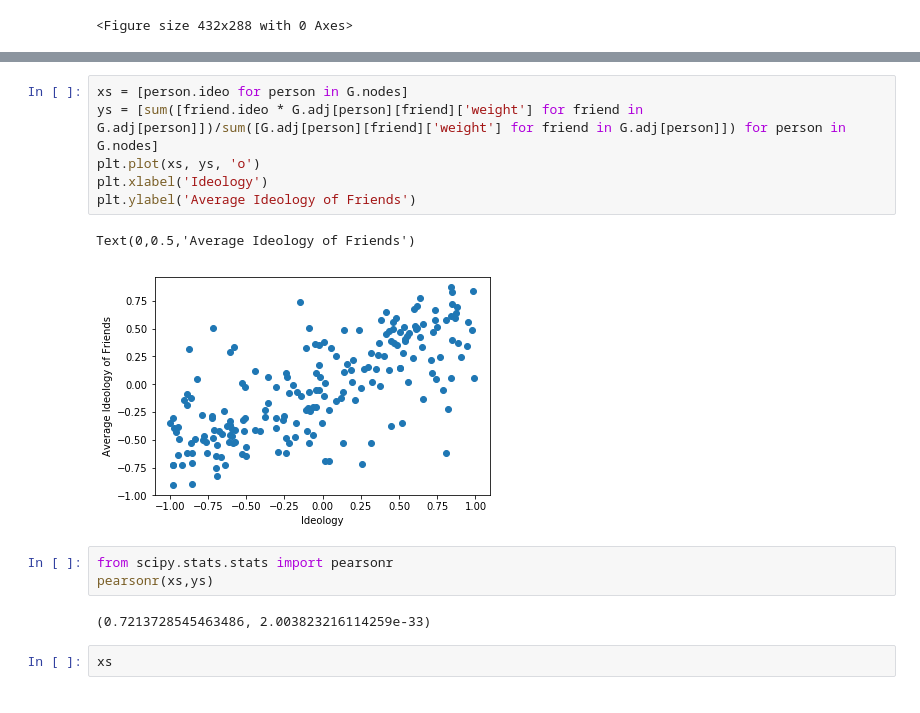
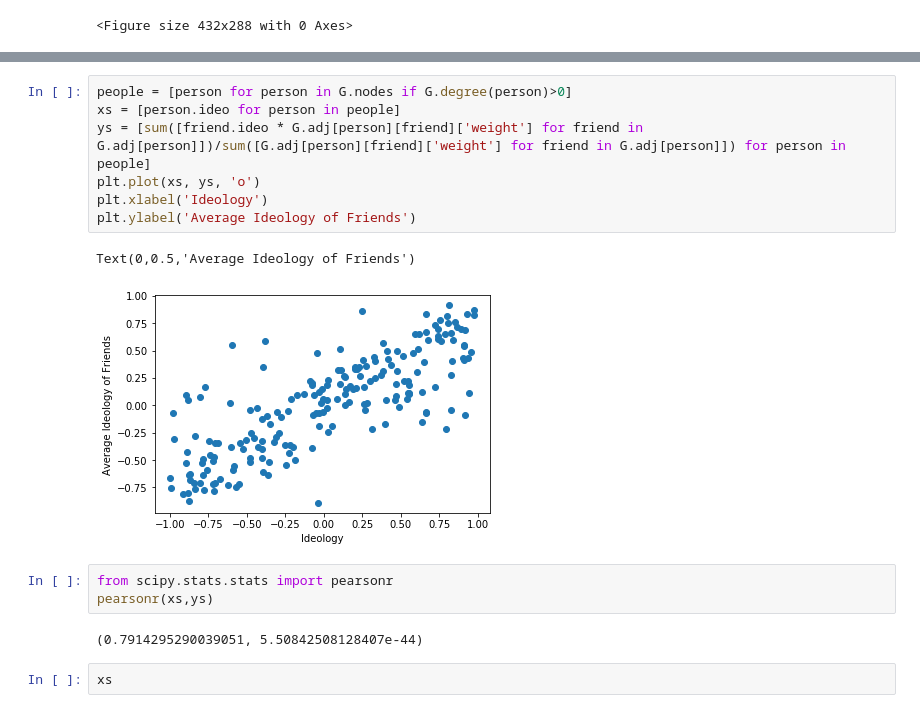
Before and after one commit to holdenlee/network-dynamics, a Jupyter notebook: Recommendation friends to reduce polarization.ipynb, the cells around one changed output, grey strips where cells are left out. Drawn from its saved outputs; the diff is of its cells as text.

```diff
--- a/Recommendation friends to reduce polarization.ipynb
+++ b/Recommendation friends to reduce polarization.ipynb
@@ -145,17 +148,18 @@ nx.draw(G, node_size=50, node_color = colors, cmap=plt.cm.viridis, vmin=-1, vmax
 # %%
-xs = [person.ideo for person in G.nodes]
-ys = [sum([friend.ideo * G.adj[person][friend]['weight'] for friend in G.adj[person]])/sum([G.adj[person][friend]['weight'] for friend in G.adj[person]]) for person in G.nodes]
+people = [person for person in G.nodes if G.degree(person)>0]
+xs = [person.ideo for person in people]
+ys = [sum([friend.ideo * G.adj[person][friend]['weight'] for friend in G.adj[person]])/sum([G.adj[person][friend]['weight'] for friend in G.adj[person]]) for person in people]
 plt.plot(xs, ys, 'o')
 plt.xlabel('Ideology')
 plt.ylabel('Average Ideology of Friends')
 # %% [output]
 Text(0,0.5,'Average Ideology of Friends')
-[figure, old version]
+[figure, new version]
 # %%
 from scipy.stats.stats import pearsonr
 pearsonr(xs,ys)
 # %% [output]
-(0.7213728545463486, 2.003823216114259e-33)
+(0.7914295290039051, 5.50842508128407e-44)
 # %%
 xs
 # %% [output]
```
Also changed, not shown: parts of 2 cells of this notebook, 1 other file.
